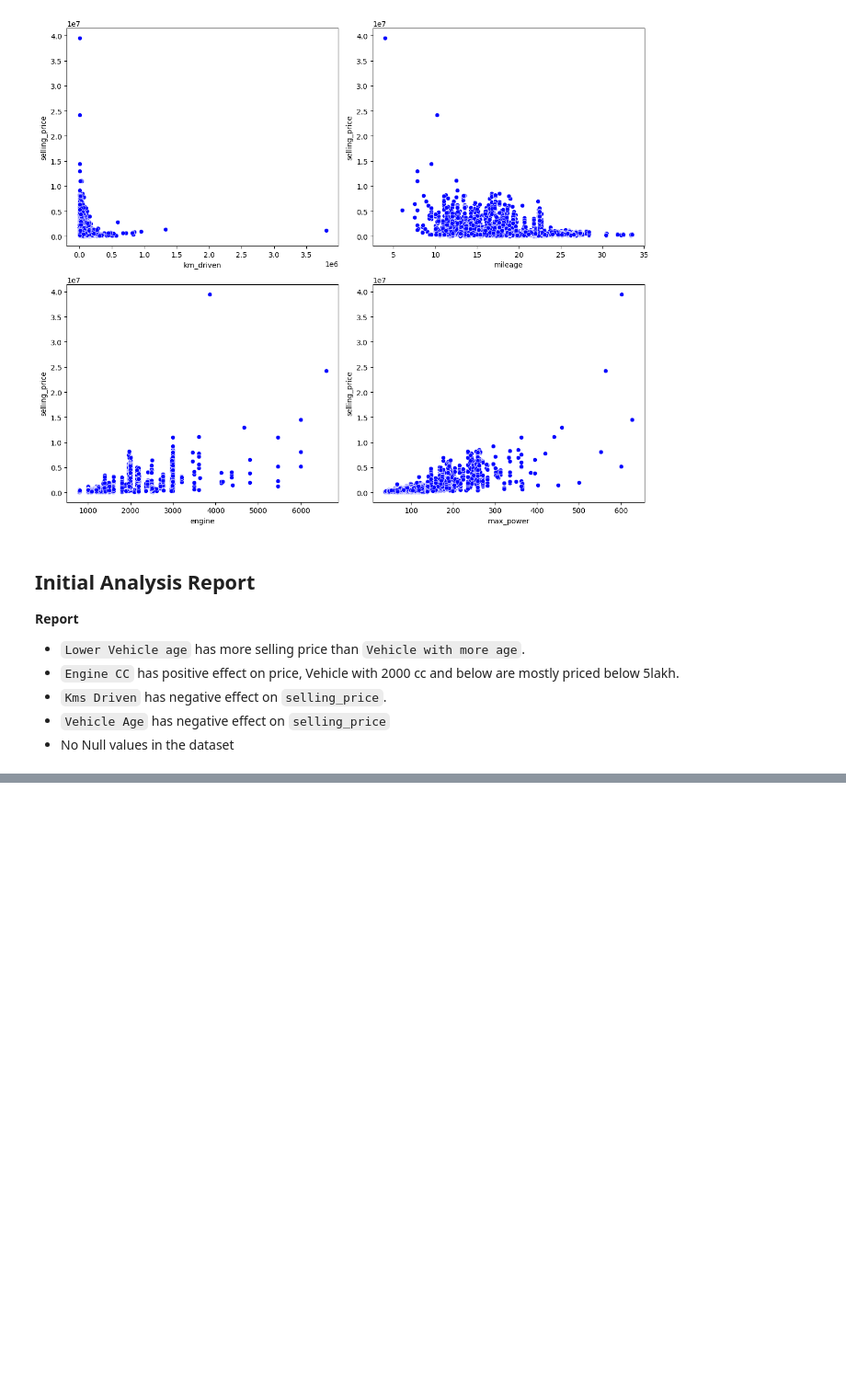
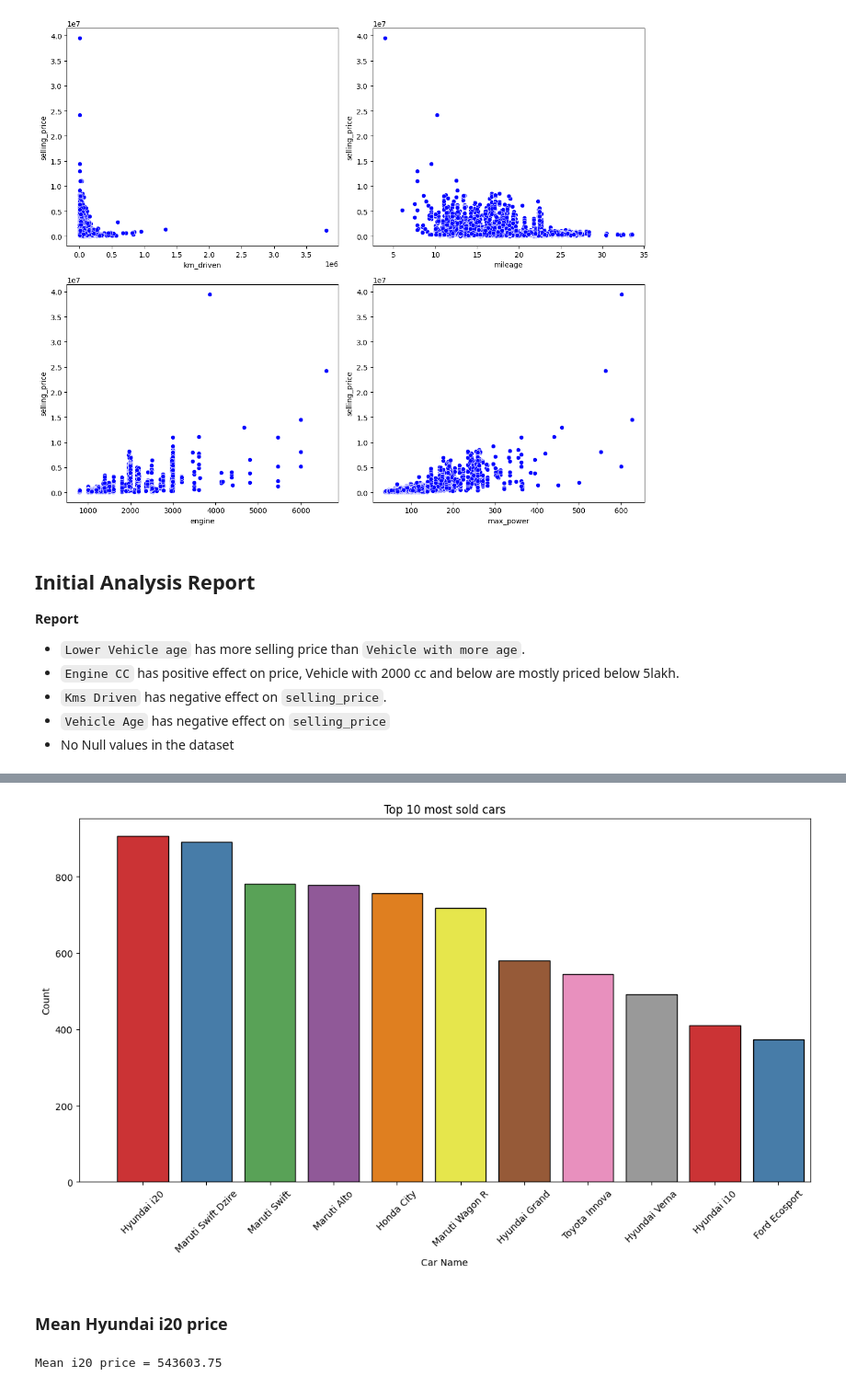
Before and after one commit to RohitKrish46/car-price-predictor, a Jupyter notebook: EDA.ipynb, the cells around one changed output, grey strips where cells are left out. Shown at 92% size. Saved outputs shown, nothing was run; the diff lists cells and outputs as text; code cells hidden in the pictures; blank space fills up the shorter version.

```diff
--- a/EDA.ipynb
+++ b/EDA.ipynb
@@ -240,0 +273,18 @@ ValueError: num must be an integer with 1 <= num <= 4, not 5
+# %%
+plt.subplots(figsize=(14,7))
+sns.countplot(x="car_name", data = df, ec="black", palette="Set1", order=df["car_name"].value_counts().index)
+plt.title("Top 10 most sold cars")
+plt.ylabel("Count")
+plt.xlabel("Car Name")
+plt.xticks(rotation=45)
+plt.xlim(-1, 10.5)
+plt.show()
+# %% [output]
+[figure, added]
+# %% [markdown]
+### Mean Hyundai i20 price
+# %%
+i20 = df[df["car_name"] == "Hyundai i20"]["selling_price"].mean()
+print(f"Mean i20 price = {i20:.2f}")
+# %% [output]
+Mean i20 price = 543603.75
```
Also changed, not shown: parts of 54 cells of this notebook, 1 other file.
